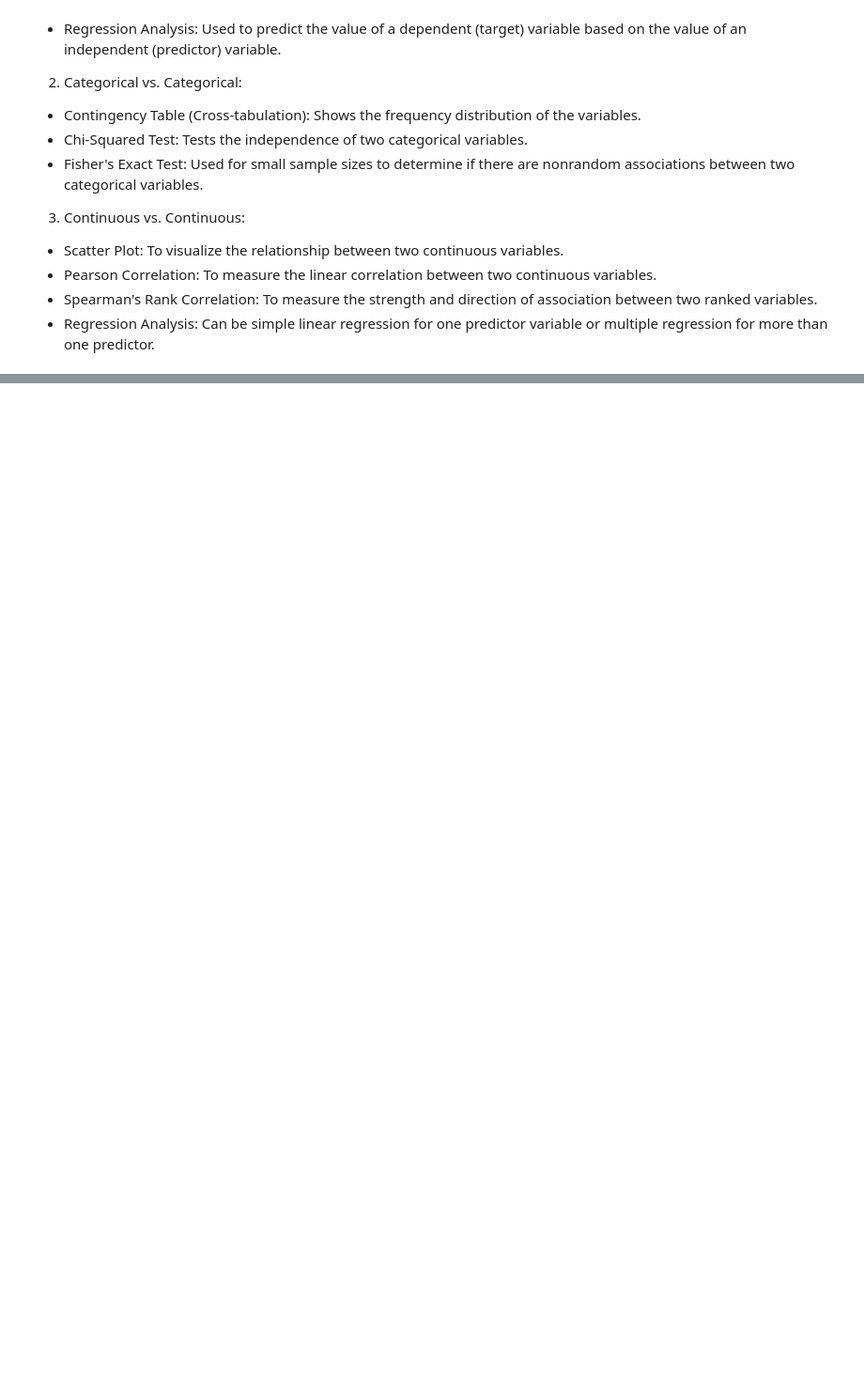
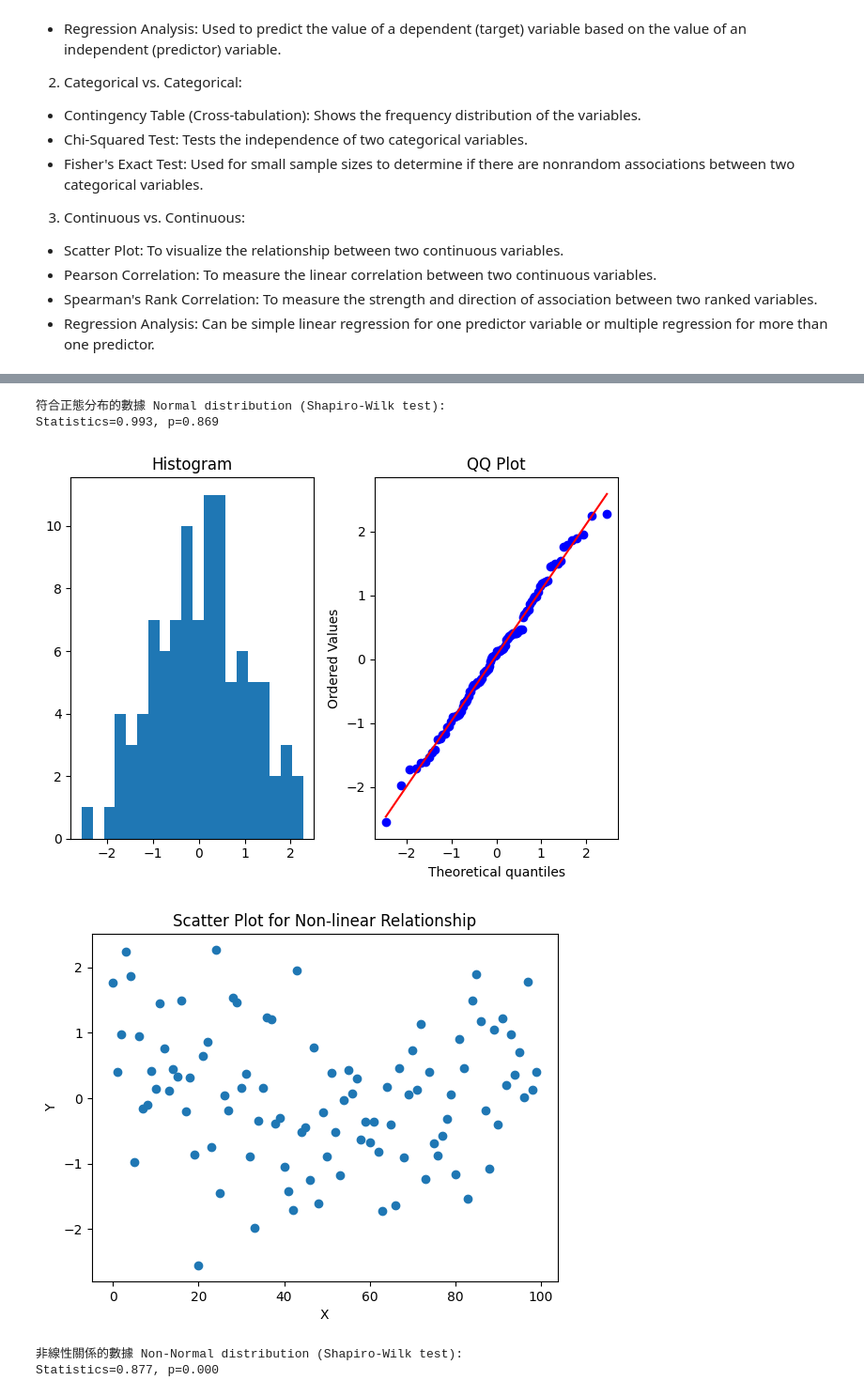
Before and after one commit to Zenobia000/iSpan_python-DA-cookbooks, a Jupyter notebook: pandas/1-7-3 Pandas DataFrame 統計檢定-多變量_連續vs連續.ipynb, the cells around one changed output, grey strips where cells are left out. Shown: that part at 94% size. Drawn from its saved outputs; the diff is of its cells as text; code cells hidden in the pictures; blank space fills up the shorter version.

```diff
--- a/pandas/1-7-3 Pandas DataFrame 統計檢定-多變量_連續vs連續.ipynb
+++ b/pandas/1-7-3 Pandas DataFrame 統計檢定-多變量_連續vs連續.ipynb
@@ -257,0 +130,66 @@ P-value: 1.0
+# %%
+import numpy as np
+import pandas as pd
+import matplotlib.pyplot as plt
+import scipy.stats as stats
+
+# 生成範例數據
+np.random.seed(0)
+data_normal = np.random.normal(loc=0, scale=1, size=100)  # 符合正態分布的數據
+data_nonlinear = np.random.uniform(low=-2, high=2, size=100) ** 2  # 非線性關係的數據
+
+# 正態分布檢定 - Shapiro-Wilk Test
+stat, p = stats.shapiro(data_normal)
+print('符合正態分布的數據 Normal distribution (Shapiro-Wilk test):' )
+print("Statistics=%.3f, p=%.3f" % (stat, p))
+
+# 繪製直方圖和QQ圖進行視覺檢查
+plt.subplot(1, 2, 1)
+plt.hist(data_normal, bins=20)
+plt.title('Histogram')
+
+plt.subplot(1, 2, 2)
+stats.probplot(data_normal, dist="norm", plot=plt)
+plt.title('QQ Plot')
+
+plt.tight_layout()
+plt.show()
+
+# 繪製散點圖評估線性關係
+plt.scatter(np.arange(len(data_normal)), data_normal)
+plt.title('Scatter Plot for Non-linear Relationship')
+plt.xlabel('X')
+plt.ylabel('Y')
+plt.show()
+
+
+# 正態分布檢定 - Shapiro-Wilk Test
+stat, p = stats.shapiro(data_nonlinear)
+print('非線性關係的數據 Non-Normal distribution (Shapiro-Wilk test):' )
+print("Statistics=%.3f, p=%.3f" % (stat, p))
+
+# 繪製直方圖和QQ圖進行視覺檢查
+plt.subplot(1, 2, 1)
+plt.hist(data_nonlinear, bins=20)
+plt.title('Histogram')
+
+plt.subplot(1, 2, 2)
+stats.probplot(data_nonlinear, dist="norm", plot=plt)
+plt.title('QQ Plot')
+
+plt.tight_layout()
+plt.show()
+
+# 繪製散點圖評估線性關係
+plt.scatter(np.arange(len(data_nonlinear)), data_nonlinear)
+plt.title('Scatter Plot for Non-linear Relationship')
+plt.xlabel('X')
+plt.ylabel('Y')
+plt.show()
+# %% [output]
+符合正態分布的數據 Normal distribution (Shapiro-Wilk test):
+Statistics=0.993, p=0.869
+[figure, added]
+[figure, added]
+非線性關係的數據 Non-Normal distribution (Shapiro-Wilk test):
+Statistics=0.877, p=0.000
```
Also changed, not shown: parts of 17 cells of this notebook, 1 other file.
